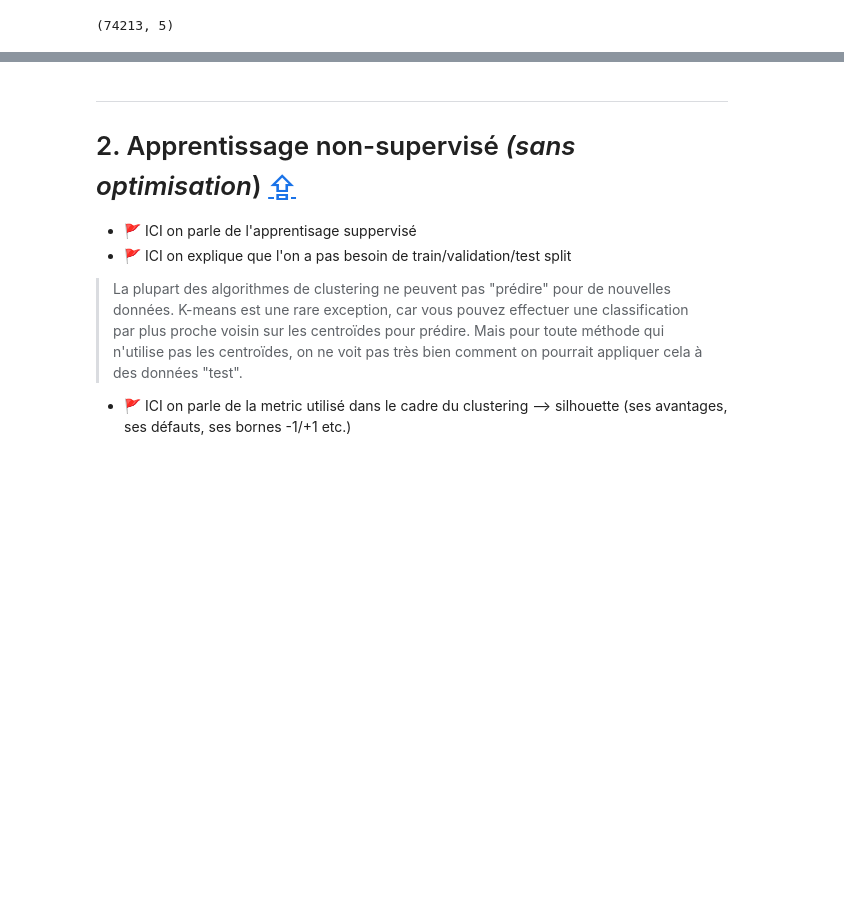
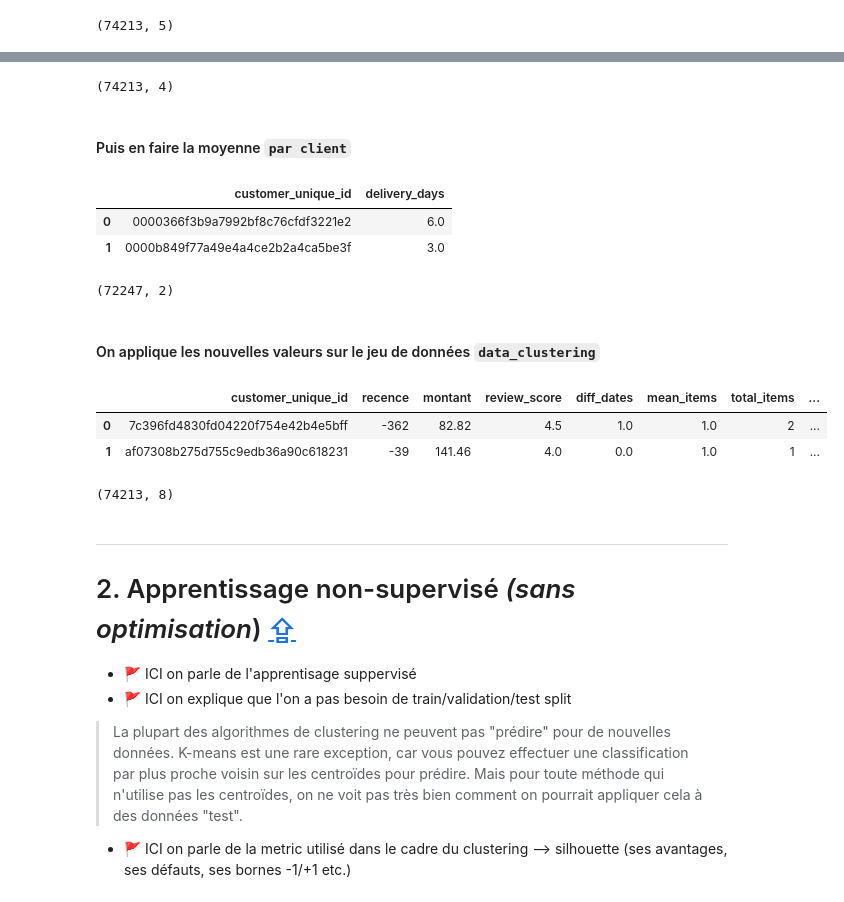
Before and after one commit to Valkea/OC_AI_05, a Jupyter notebook: 02_Clustering.ipynb, the cells around one changed output, grey strips where cells are left out. Saved outputs shown, nothing was run; the diff lists cells and outputs as text; code cells hidden in the pictures; blank space fills up the shorter version.

```diff
--- a/02_Clustering.ipynb
+++ b/02_Clustering.ipynb
@@ -504,0 +522,4 @@ data_clustering.shape
+# %%
+data_fe3 = data_fe.groupby('customer_unique_id').sum().reset_index()
+data_fe3.rename(columns={'order_item_id':'total_items'}, inplace=True)
+data_fe3.head(2)
@@ -504,0 +535,4 @@ data_clustering.shape
+# %%
+data_clustering = data_clustering.merge(data_fe2, on='customer_unique_id', how='left')
+data_clustering = data_clustering.merge(data_fe3, on='customer_unique_id', how='left')
+data_clustering.head(2)
@@ -504,0 +552,3 @@ data_clustering.shape
+# %%
+data_fe = data_base_join.merge(data_orders[['order_id','delivery_days']].groupby('order_id').last(), on='order_id', how='left')
+data_fe.head(2)
@@ -505,3 +559,33 @@ data_clustering.shape
+# %%
+data_fe.shape
+# %% [output]
+(74213, 4)
+# %% [markdown]
+#### Puis en faire la moyenne `par client`
+# %%
+data_fe2 = data_fe.groupby('customer_unique_id').mean().reset_index()
+data_fe2.head(2)
+# %% [output]
+|  | customer_unique_id | delivery_days |
+| 0 | 0000366f3b9a7992bf8c76cfdf3221e2 | 6.0 |
+| 1 | 0000b849f77a49e4a4ce2b2a4ca5be3f | 3.0 |
+# %%
+data_fe2.shape
+# %% [output]
+(72247, 2)
+# %% [markdown]
+#### On applique les nouvelles valeurs sur le jeu de données `data_clustering`
+# %%
+data_clustering = data_clustering.merge(data_fe2, on='customer_unique_id', how='left')
+data_clustering.head(2)
+# %% [output]
+|  | customer_unique_id | recence | montant | review_score | diff_dates | mean_items | total_items | ... |
+| 0 | 7c396fd4830fd04220f754e42b4e5bff | -362 | 82.82 | 4.5 | 1.0 | 1.0 | 2 | ... |
+| 1 | af07308b275d755c9edb36a90c618231 | -39 | 141.46 | 4.0 | 0.0 | 1.0 | 1 | ... |
+# %%
+data_clustering.shape
+# %% [output]
+(74213, 8)
 # %% [markdown]
 ---
 # 2. Apprentissage non-supervisé *(sans optimisation*)  <a class="anchor" id="unsupervised"></a> [⇪](#menu)
```
Also changed, not shown: parts of 20 cells of this notebook.
